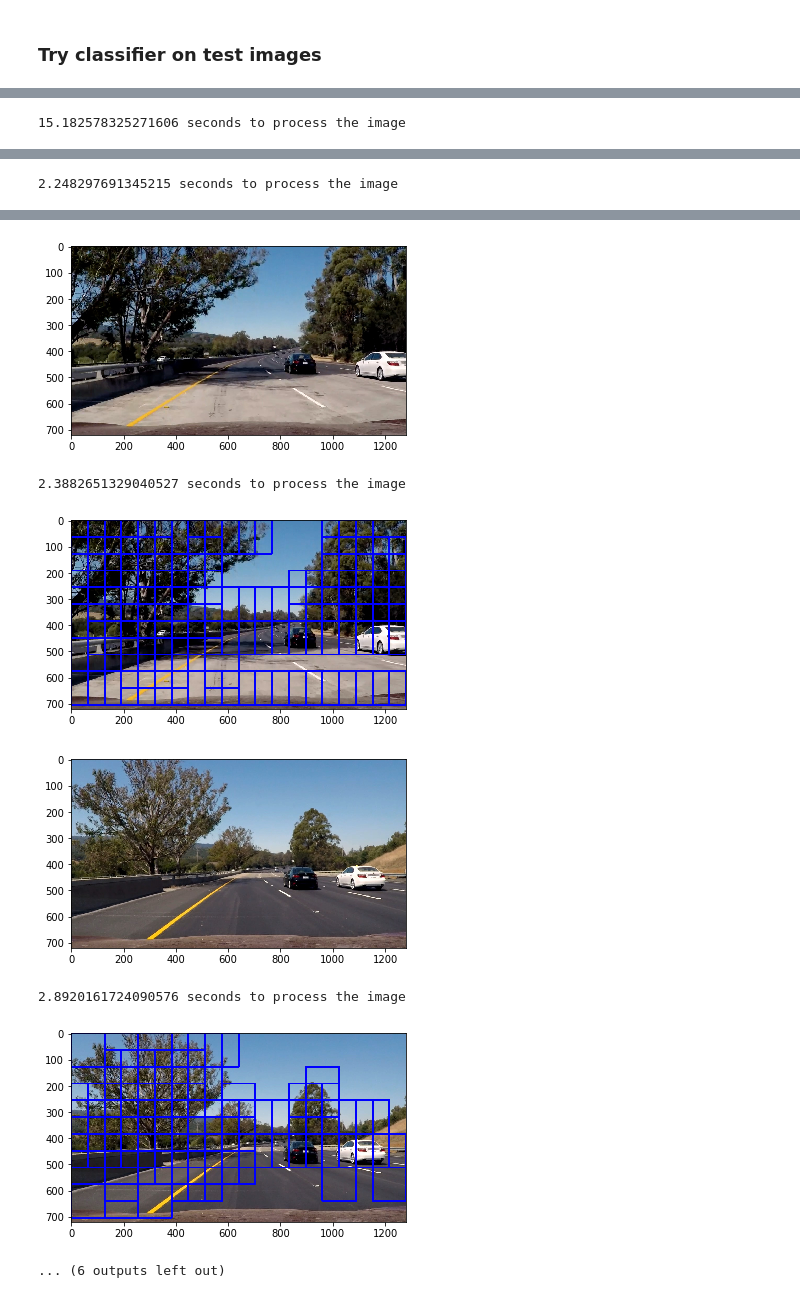
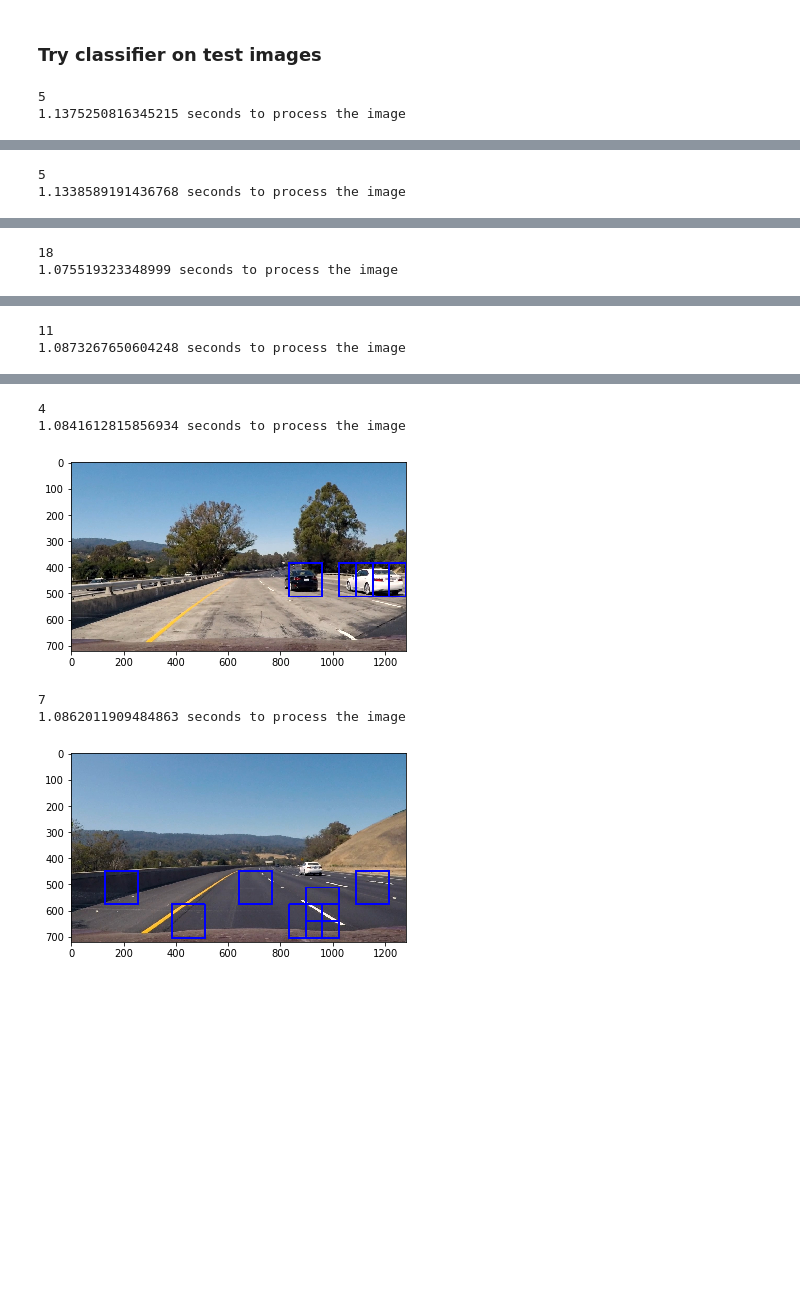
Before and after one commit to TPrabhat/CarND-Vehicle-Detection, a Jupyter notebook: Vehicle-Detection.ipynb, the cells around one changed output, grey strips where cells are left out. Drawn from its saved outputs; the diff is of its cells as text; code cells hidden in the pictures; blank space fills up the shorter version.

Commit message:
Accurate detection of cars on images

```diff
--- a/Vehicle-Detection.ipynb
+++ b/Vehicle-Detection.ipynb
@@ -329,7 +329,6 @@ def search_windows(img, windows, clf, scaler, color_space, spatial_size, bins, o
 
         # resize image to 64 by 64 as all test images are that size
         test_img = cv2.resize(img[window[0][1]:window[1][1], window[0][0]:window[1][0]], (64, 64))
-        np.shape(test_img)
 
         # extract features
         features = single_image_features(test_img, orient, pix_per_cell, cell_per_block, vis, feature_vec, hog_channel,
@@ -367,26 +366,26 @@ from sklearn.preprocessing import StandardScaler
 from sklearn.model_selection import train_test_split
 
 
-orient = 9
-pix_per_cell = 6
+orient = 10
+pix_per_cell = 8
 cell_per_block = 2
 vis = False
 feature_vec = True
 hog_channel = 'ALL'# could be ALL, 0, 1 , 2
 nbins = 32 # no of bins for histogram
-color_space = ['YCrCb'] # could be RGB, HUV, HLV, YCrCb, YUV, HSV
-size = (32, 32) # spatial binning dimension
+color_space = ['RGB'] # could be RGB, HUV, HLV, YCrCb, YUV, HSV
+size = (16, 16) # spatial binning dimension
 spatial_feat = True # to turn spatial features on and off
 hist_feat = True # to turn histogram features on and off
 hog_feat = True # to turn HOG features on and off
 
 for cspace in color_space:
     t = time.time()
-    n_samples = 1000
-    rand = np.random.randint(0, len(vehicles), n_samples)
+    #n_samples = 1000
+    #rand = np.random.randint(0, len(vehicles), n_samples)
 
-    test_vehicles = vehicles#np.array(vehicles)
-    test_non_vehicles = non_vehicles#np.array(non_vehicles)
+    test_vehicles = vehicles #np.array(vehicles)
+    test_non_vehicles = non_vehicles #np.array(non_vehicles)
 
     print("\nExtracting features ...")
 
@@ -448,8 +447,6 @@ for image in test_images:
     img = mpimg.imread(test_images_path+image)
     draw_img = np.copy(img)
     img = img.astype(np.float32)/255
-    plt.imshow(img)
-    plt.show()
 
     # define different sized windows
 
@@ -459,6 +456,7 @@ for image in test_images:
     hot_windows = search_windows(img, window, svc, X_scaler, color_space, size, nbins, orient, pix_per_cell,
                   cell_per_block, hog_channel, spatial_feat, hist_feat, hog_feat)
 
+    print(len(hot_windows))
     window_img = draw_boxes(draw_img, hot_windows, color=(0, 0, 255), thick = 6)
 
     images.append(window_img)
@@ -467,3 +465,5 @@ for image in test_images:
     plt.imshow(window_img)
     plt.show()
 # %% [output]
+5
+1.1375250816345215 seconds to process the image
@@ -471 +471,2 @@ for image in test_images:
-15.182578325271606 seconds to process the image
+5
+1.1338589191436768 seconds to process the image
@@ -472,0 +474,2 @@ for image in test_images:
+18
+1.075519323348999 seconds to process the image
@@ -474 +477,2 @@ for image in test_images:
-2.248297691345215 seconds to process the image
+11
+1.0873267650604248 seconds to process the image
@@ -476,7 +480,6 @@ for image in test_images:
+4
+1.0841612815856934 seconds to process the image
-[figure, old version]
+[figure, new version]
-2.3882651329040527 seconds to process the image
+7
+1.0862011909484863 seconds to process the image
-[figure, old version]
+[figure, new version]
-[figure, removed]
-2.8920161724090576 seconds to process the image
-[figure, removed]
-... (6 outputs left out)
```
Also changed, not shown: parts of 2 cells of this notebook.
